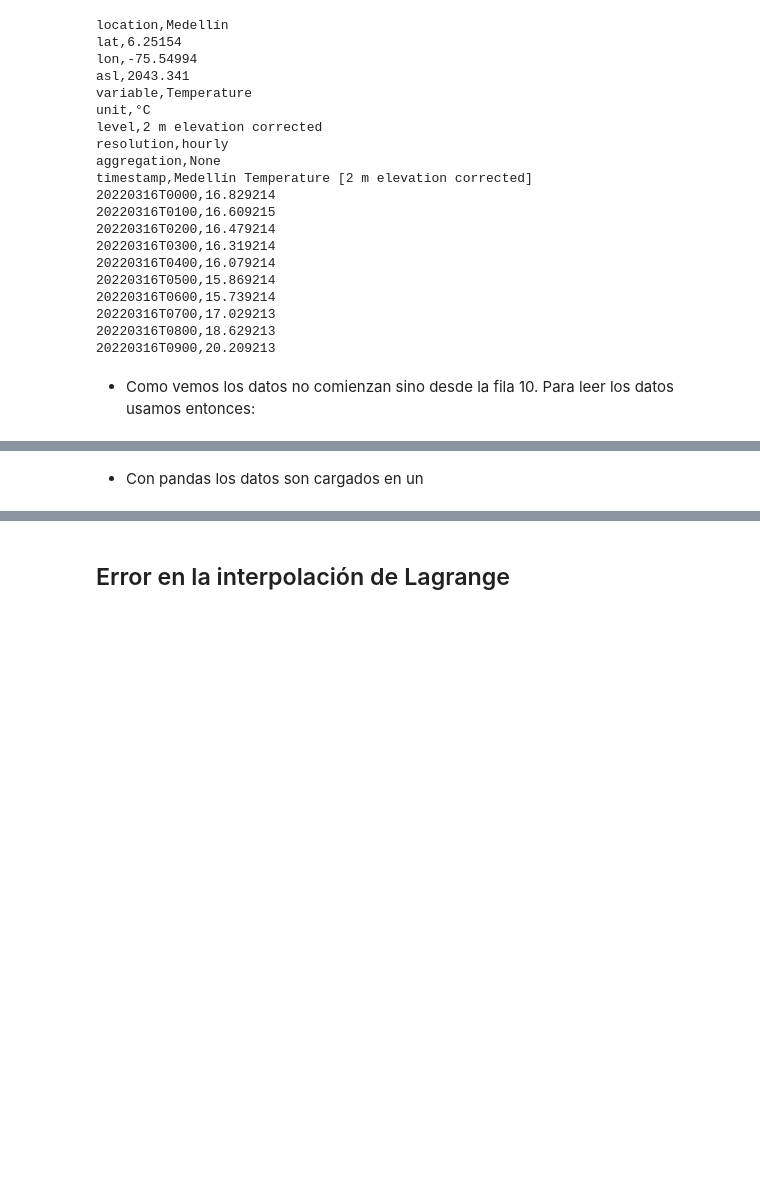
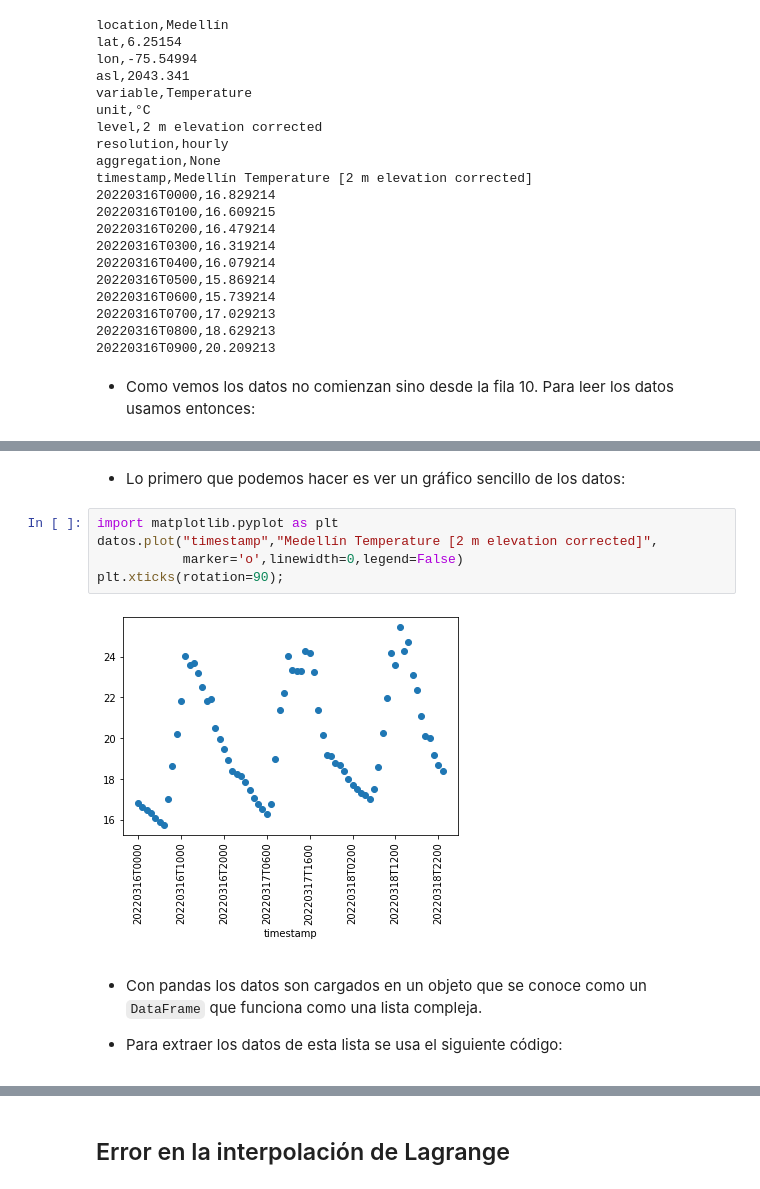
Before and after one commit to JorgeZuluaga/NotasMetodosNumericos, a Jupyter notebook: MN-CuadernoNotas-Interpolacion: error y datos.ipynb, the cells around one changed output, grey strips where cells are left out. Drawn from its saved outputs; the diff is of its cells as text; blank space fills up the shorter version.

```diff
--- a/MN-CuadernoNotas-Interpolacion: error y datos.ipynb
+++ b/MN-CuadernoNotas-Interpolacion: error y datos.ipynb
@@ -221,2 +223,13 @@ datos
-# %% [markdown]
-- Con pandas los datos son cargados en un
+# %% [markdown]
+- Lo primero que podemos hacer es ver un gráfico sencillo de los datos:
+# %%
+import matplotlib.pyplot as plt
+datos.plot("timestamp","Medellín Temperature [2 m elevation corrected]",
+           marker='o',linewidth=0,legend=False)
+plt.xticks(rotation=90);
+# %% [output]
+[figure, added]
+# %% [markdown]
+- Con pandas los datos son cargados en un objeto que se conoce como un `DataFrame` que funciona como una lista compleja.
+
+- Para extraer los datos de esta lista se usa el siguiente código:
```
Also changed, not shown: parts of 6 cells of this notebook, 1 other file.
